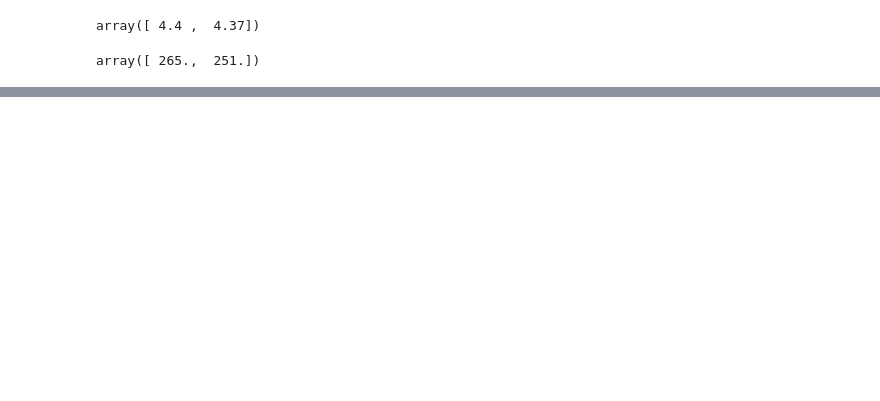
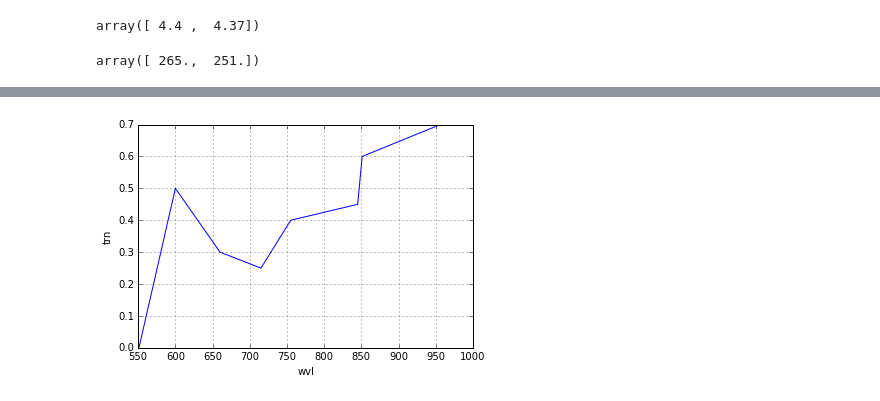
Before and after one commit to derekjgriffith/nbMORTICIA, a Jupyter notebook: tools/01a-xrayExercises.ipynb, the cells around one changed output, grey strips where cells are left out. Saved outputs shown, nothing was run; the diff lists cells and outputs as text; code cells hidden in the pictures; blank space fills up the shorter version.

Commit message:
Updated xray Tut

```diff
--- a/tools/01a-xrayExercises.ipynb
+++ b/tools/01a-xrayExercises.ipynb
@@ -178,5 +138,10 @@ xD_check_convert_units(spec_trans, 'wvl', 'nm')
 # %%
-spec_trans = xray.DataArray([ 0.0, 0.1, 0.3, 0.5, 0.7, 1.0, 1.0, 0.8, 0.0],
+# Here, we show the product of two transmission functions defined on different wavelength grids
+spec_transA = xray.DataArray([ 0.0, 0.1, 0.3, 0.5, 0.7, 1.0, 1.0, 0.8, 0.0],
                    [('wvl', [550., 600, 650, 700, 750, 800, 850, 950, 1000])],
                    name='trn',
+                   attrs={'trn_units': '1', 'wvl_units': 'nm', 'extrap_val': 0.0})
+spec_transB = xray.DataArray([ 0.0, 0.5, 0.3, 0.25, 0.4, 0.45, 0.6, 0.7],
+                   [('wvl', [551., 600, 660, 715, 755, 845, 851, 956])],
+                   name='trn',
                    attrs={'trn_units': '', 'wvl_units': 'nm', 'extrap_val': 0.0})
@@ -196,0 +176,6 @@ os.path.abspath(os.curdir)
+# %%
+# Plot the B transmission curve
+spec_transB.plot()
+plt.grid()
+# %% [output]
+[figure, added]
```
Also changed, not shown: parts of 47 cells of this notebook.
